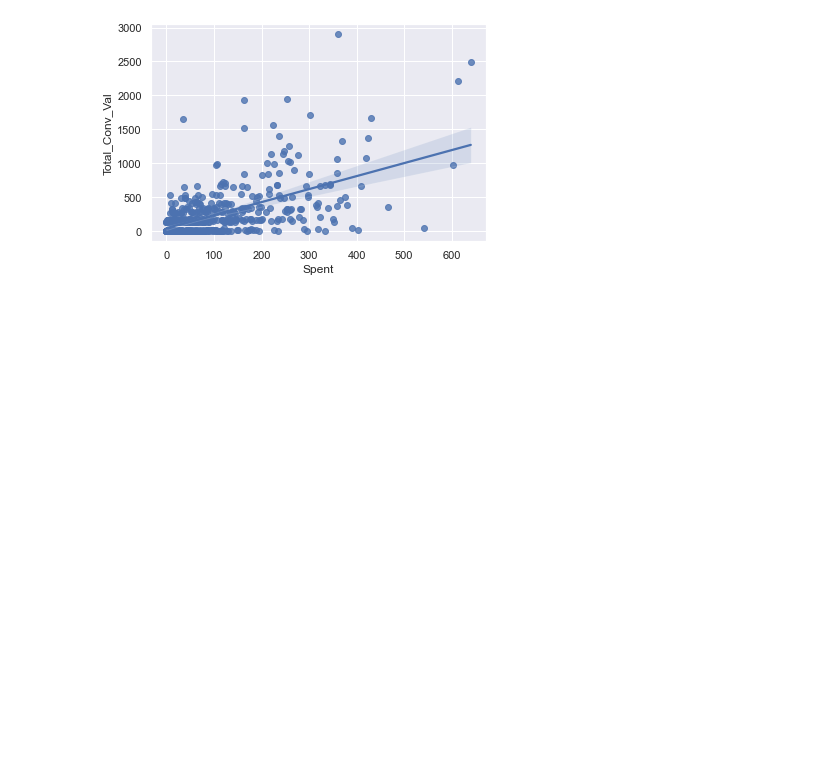
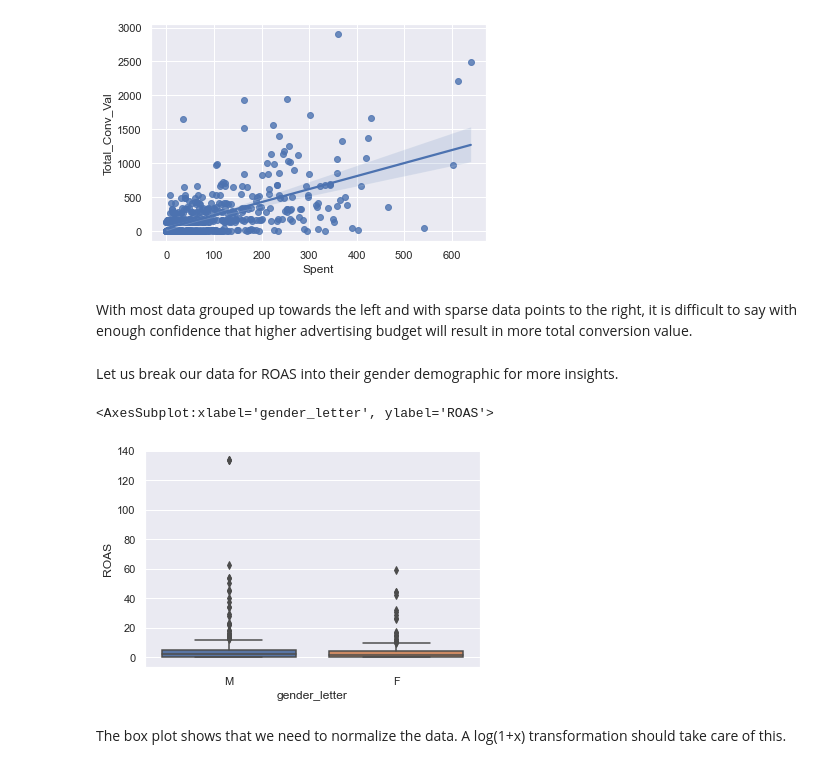
Before and after one commit to ftanveer/Digital-Advertising-ROI-Analysis, a Jupyter notebook: Click Sales Conversion.ipynb, the cells around one changed output. Drawn from its saved outputs; the diff is of its cells as text; code cells hidden in the pictures; blank space fills up the shorter version.

```diff
--- a/Click Sales Conversion.ipynb
+++ b/Click Sales Conversion.ipynb
@@ -385,7 +397,8 @@ Try using .loc[row_indexer,col_indexer] = value instead
 See the caveats in the documentation: https://pandas.pydata.org/pandas-docs/stable/user_guide/indexing.html#returning-a-view-versus-a-copy
   df_1178["CostperConv"] = df_1178["Spent"]/ df_1178["Total Conversions"]
 # %%
-df_1178["ROAS"] = df_1178["Total_Conv_Val"]/ df_1178["Spent"]
+#adding df_1178["Spent"]+1 to avoid infinity as ROAS value
+df_1178["ROAS"] = df_1178["Total_Conv_Val"]/ (df_1178["Spent"]+1)
 # %% [output]
 A value is trying to be set on a copy of a slice from a DataFrame.
 Try using .loc[row_indexer,col_indexer] = value instead
@@ -404,3 +412,14 @@ sns.regplot(x='Spent',y="Total_Conv_Val", data = df_1178)
 # %% [output]
 <AxesSubplot:xlabel='Spent', ylabel='Total_Conv_Val'>
 [figure]
+# %% [markdown]
+With most data grouped up towards the left and with sparse data points to the right, it is difficult to say with enough confidence that higher advertising budget will result in more total conversion value.
+# %% [markdown]
+Let us break our data for ROAS into their gender demographic for more insights.
+# %%
+sns.boxplot(data = df_1178, x = "gender_letter", y = "ROAS")
+# %% [output]
+<AxesSubplot:xlabel='gender_letter', ylabel='ROAS'>
+[figure, added]
+# %% [markdown]
+The box plot shows that we need to normalize the data. A log(1+x) transformation should take care of this.
```
Also changed, not shown: parts of 20 cells of this notebook.
